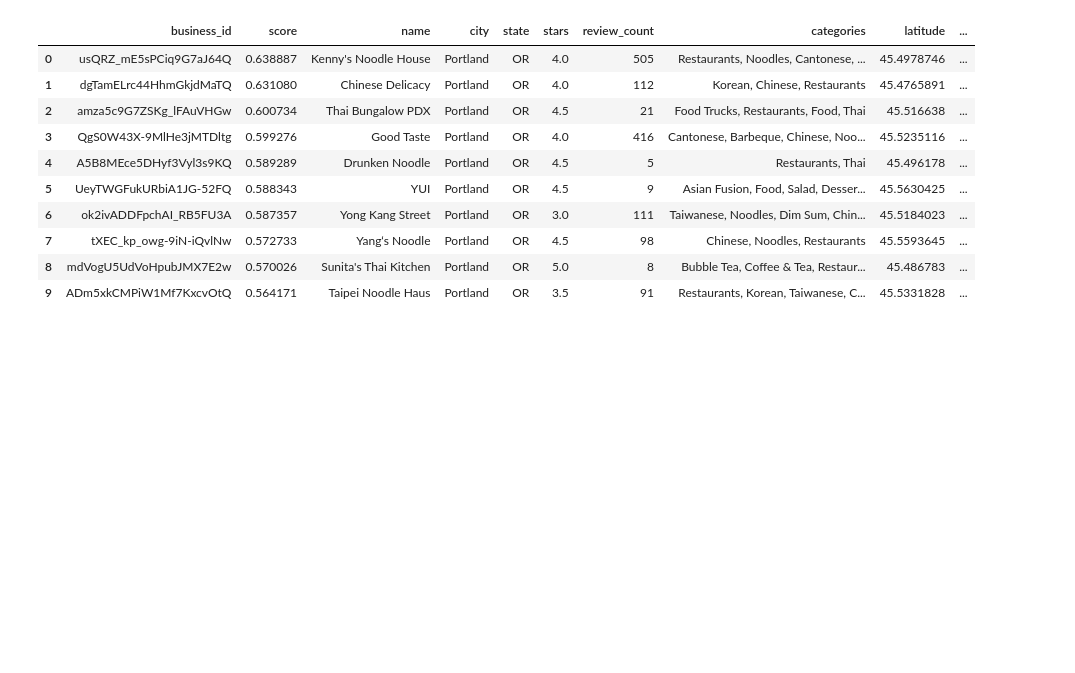
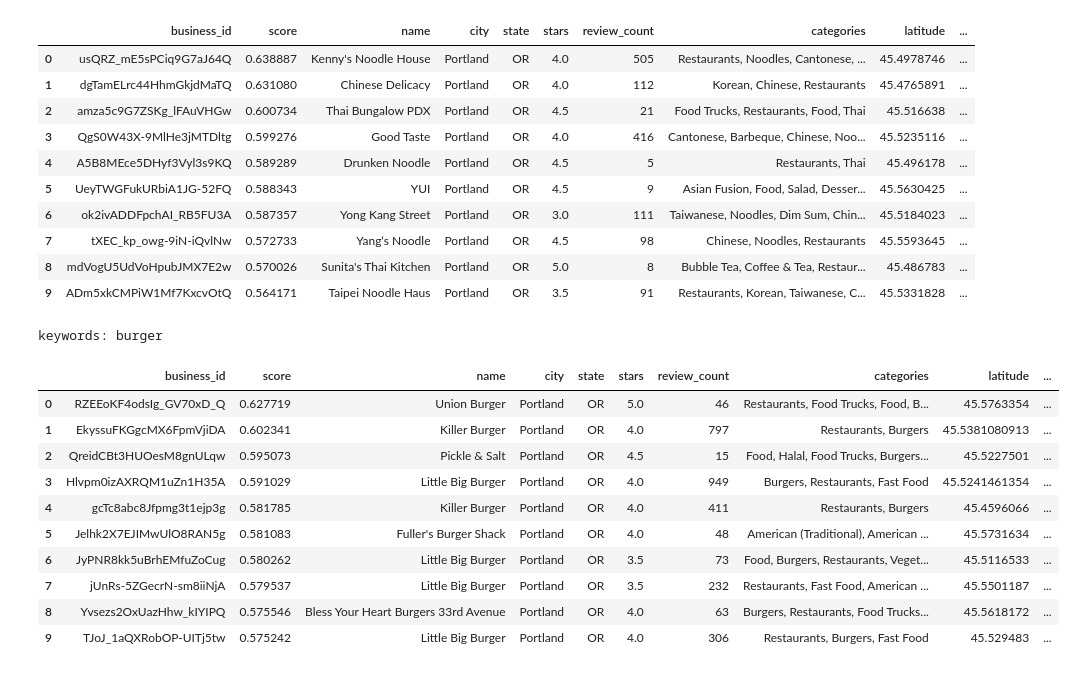
Before and after one commit to rambo14122/CS5344Final, a Jupyter notebook: part5_content_based_filtering.ipynb, the cells around one changed output. Saved outputs shown, nothing was run; the diff lists cells and outputs as text; code cells hidden in the pictures; blank space fills up the shorter version.

Commit message:
add more test for part5

```diff
--- a/part5_content_based_filtering.ipynb
+++ b/part5_content_based_filtering.ipynb
@@ -250,3 +254,20 @@ keywords: chinese noodles
 | 7 | tXEC_kp_owg-9iN-iQvlNw | 0.572733 | Yang‘s Noodle | Portland | OR | 4.5 | 98 | Chinese, Noodles, Restaurants | 45.5593645 | ... |
 | 8 | mdVogU5UdVoHpubJMX7E2w | 0.570026 | Sunita's Thai Kitchen | Portland | OR | 5.0 | 8 | Bubble Tea, Coffee & Tea, Restaur... | 45.486783 | ... |
 | 9 | ADm5xkCMPiW1Mf7KxcvOtQ | 0.564171 | Taipei Noodle Haus | Portland | OR | 3.5 | 91 | Restaurants, Korean, Taiwanese, C... | 45.5331828 | ... |
+# %%
+# more test
+
+get_keywords_recommendation("burger").toPandas()
+# %% [output]
+keywords: burger
+|  | business_id | score | name | city | state | stars | review_count | categories | latitude | ... |
+| 0 | RZEEoKF4odsIg_GV70xD_Q | 0.627719 | Union Burger | Portland | OR | 5.0 | 46 | Restaurants, Food Trucks, Food, B... | 45.5763354 | ... |
+| 1 | EkyssuFKGgcMX6FpmVjiDA | 0.602341 | Killer Burger | Portland | OR | 4.0 | 797 | Restaurants, Burgers | 45.5381080913 | ... |
+| 2 | QreidCBt3HUOesM8gnULqw | 0.595073 | Pickle & Salt | Portland | OR | 4.5 | 15 | Food, Halal, Food Trucks, Burgers... | 45.5227501 | ... |
+| 3 | Hlvpm0izAXRQM1uZn1H35A | 0.591029 | Little Big Burger | Portland | OR | 4.0 | 949 | Burgers, Restaurants, Fast Food | 45.5241461354 | ... |
+| 4 | gcTc8abc8Jfpmg3t1ejp3g | 0.581785 | Killer Burger | Portland | OR | 4.0 | 411 | Restaurants, Burgers | 45.4596066 | ... |
+| 5 | Jelhk2X7EJIMwUlO8RAN5g | 0.581083 | Fuller's Burger Shack | Portland | OR | 4.0 | 48 | American (Traditional), American ... | 45.5731634 | ... |
+| 6 | JyPNR8kk5uBrhEMfuZoCug | 0.580262 | Little Big Burger | Portland | OR | 3.5 | 73 | Food, Burgers, Restaurants, Veget... | 45.5116533 | ... |
+| 7 | jUnRs-5ZGecrN-sm8iiNjA | 0.579537 | Little Big Burger | Portland | OR | 3.5 | 232 | Restaurants, Fast Food, American ... | 45.5501187 | ... |
+| 8 | Yvsezs2OxUazHhw_kIYIPQ | 0.575546 | Bless Your Heart Burgers 33rd Avenue | Portland | OR | 4.0 | 63 | Burgers, Restaurants, Food Trucks... | 45.5618172 | ... |
+| 9 | TJoJ_1aQXRobOP-UITj5tw | 0.575242 | Little Big Burger | Portland | OR | 4.0 | 306 | Restaurants, Burgers, Fast Food | 45.529483 | ... |
```
Also changed, not shown: parts of 1 cell of this notebook.
